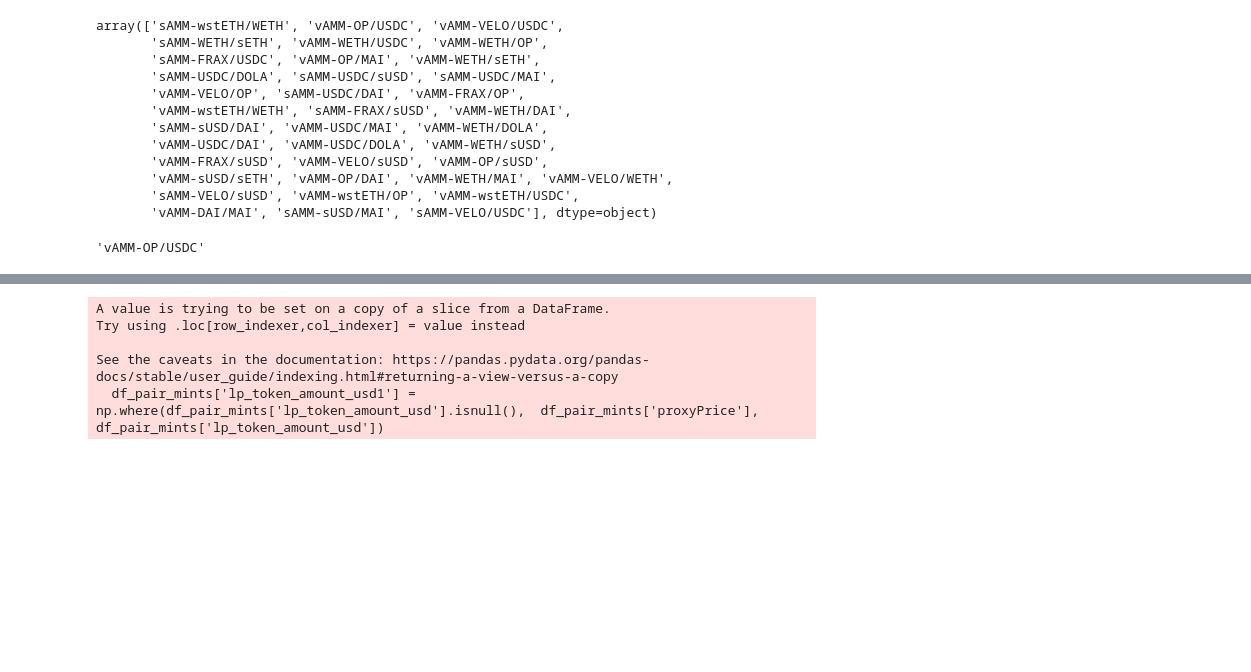
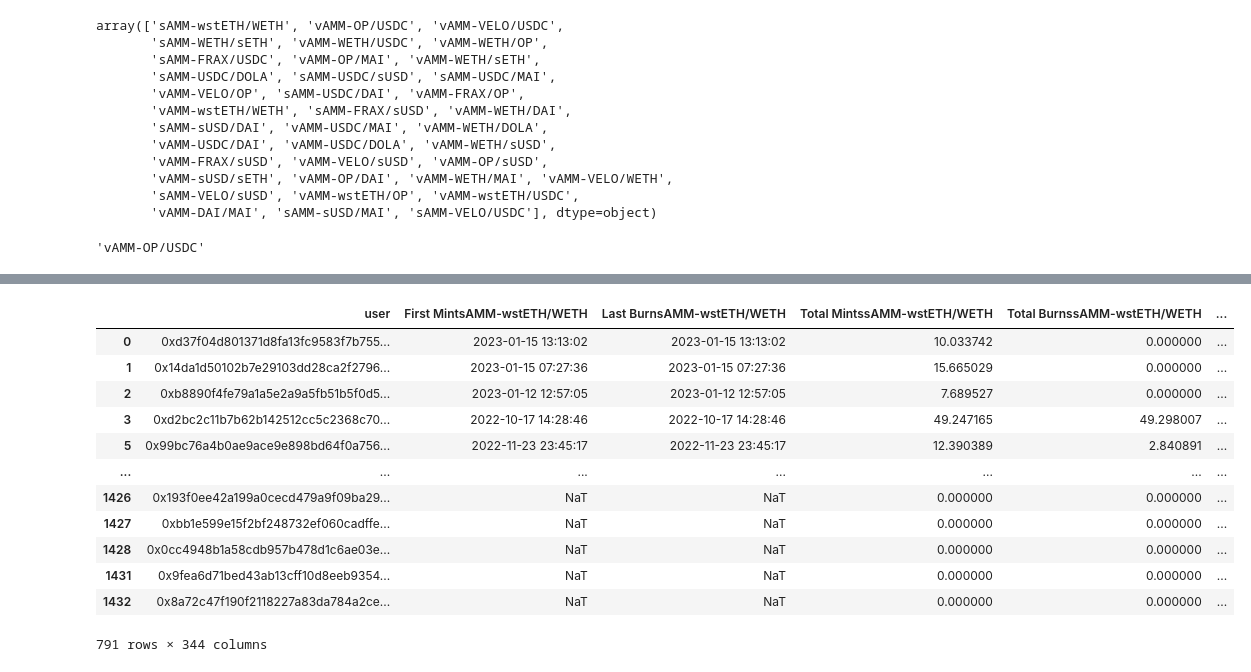
Before and after one commit to RoboVault/Insights, a Jupyter notebook: VeloAnalysis.ipynb, the cells around one changed output, grey strips where cells are left out. Drawn from its saved outputs; the diff is of its cells as text; code cells hidden in the pictures; blank space fills up the shorter version.

```diff
--- a/VeloAnalysis.ipynb
+++ b/VeloAnalysis.ipynb
@@ -134,8 +130,0 @@ medianPrice
-# %%
-df_pair_mints['lp_token_amount_usd1'] = np.where(df_pair_mints['lp_token_amount_usd'].isnull(),  df_pair_mints['proxyPrice'], df_pair_mints['lp_token_amount_usd'])
-# %% [output]
-A value is trying to be set on a copy of a slice from a DataFrame.
-Try using .loc[row_indexer,col_indexer] = value instead
-
-See the caveats in the documentation: https://pandas.pydata.org/pandas-docs/stable/user_guide/indexing.html#returning-a-view-versus-a-copy
-  df_pair_mints['lp_token_amount_usd1'] = np.where(df_pair_mints['lp_token_amount_usd'].isnull(),  df_pair_mints['proxyPrice'], df_pair_mints['lp_token_amount_usd'])
@@ -141,0 +155,16 @@ See the caveats in the documentation: https://pandas.pydata.org/pandas-docs/stab
+# %%
+reducedDf
+# %% [output]
+|  | user | First MintsAMM-wstETH/WETH | Last BurnsAMM-wstETH/WETH | Total MintssAMM-wstETH/WETH | Total BurnssAMM-wstETH/WETH | ... |
+| 0 | 0xd37f04d801371d8fa13fc9583f7b755... | 2023-01-15 13:13:02 | 2023-01-15 13:13:02 | 10.033742 | 0.000000 | ... |
+| 1 | 0x14da1d50102b7e29103dd28ca2f2796... | 2023-01-15 07:27:36 | 2023-01-15 07:27:36 | 15.665029 | 0.000000 | ... |
+| 2 | 0xb8890f4fe79a1a5e2a9a5fb51b5f0d5... | 2023-01-12 12:57:05 | 2023-01-12 12:57:05 | 7.689527 | 0.000000 | ... |
+| 3 | 0xd2bc2c11b7b62b142512cc5c2368c70... | 2022-10-17 14:28:46 | 2022-10-17 14:28:46 | 49.247165 | 49.298007 | ... |
+| 5 | 0x99bc76a4b0ae9ace9e898bd64f0a756... | 2022-11-23 23:45:17 | 2022-11-23 23:45:17 | 12.390389 | 2.840891 | ... |
+| ... | ... | ... | ... | ... | ... | ... |
+| 1426 | 0x193f0ee42a199a0cecd479a9f09ba29... | NaT | NaT | 0.000000 | 0.000000 | ... |
+| 1427 | 0xbb1e599e15f2bf248732ef060cadffe... | NaT | NaT | 0.000000 | 0.000000 | ... |
+| 1428 | 0x0cc4948b1a58cdb957b478d1c6ae03e... | NaT | NaT | 0.000000 | 0.000000 | ... |
+| 1431 | 0x9fea6d71bed43ab13cff10d8eeb9354... | NaT | NaT | 0.000000 | 0.000000 | ... |
+| 1432 | 0x8a72c47f190f2118227a83da784a2ce... | NaT | NaT | 0.000000 | 0.000000 | ... |
+791 rows × 344 columns
```
Also changed, not shown: parts of 23 cells of this notebook.
